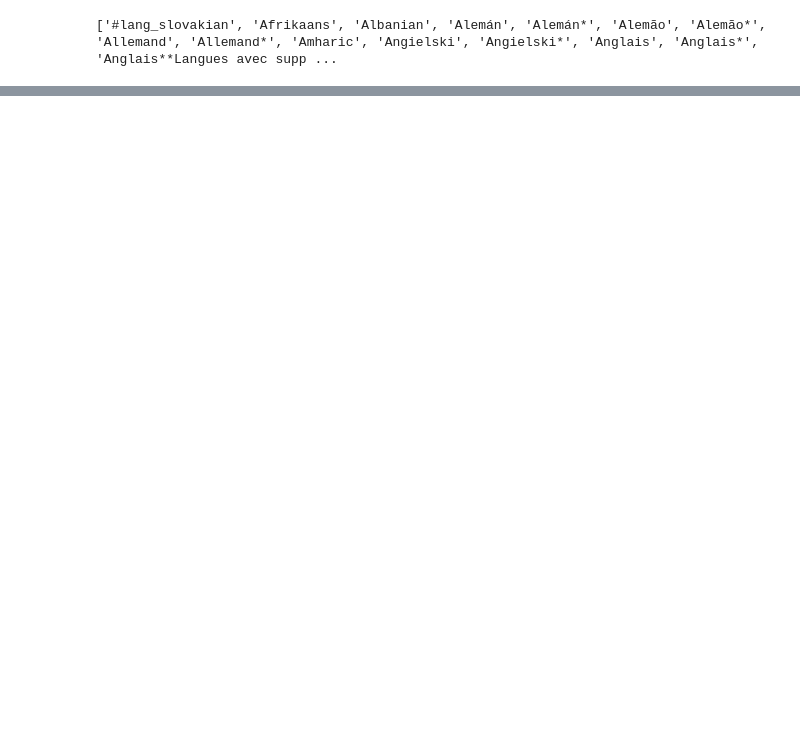
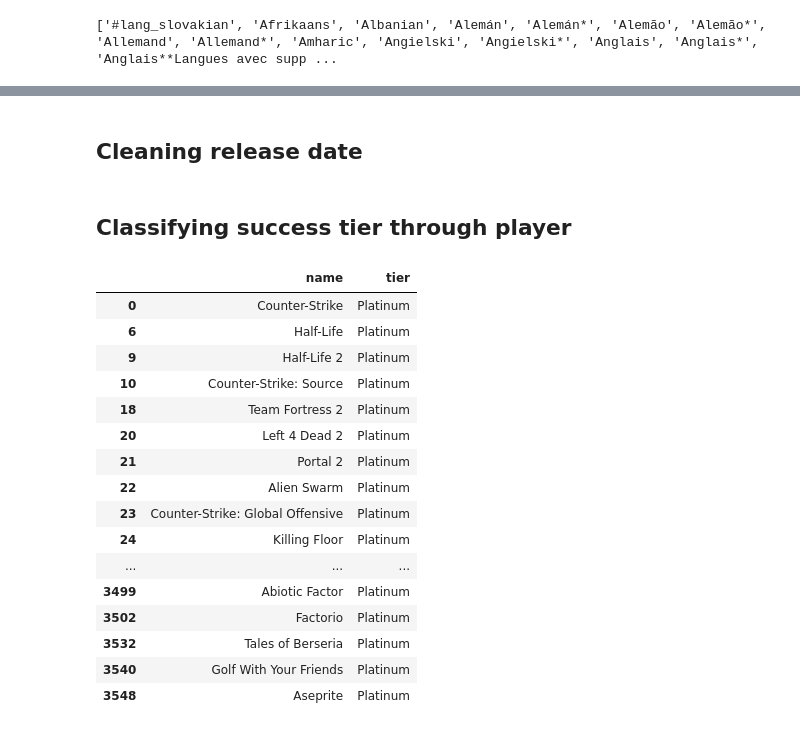
Before and after one commit to khpallon/predicting-steam-game-popularity, a Jupyter notebook: SteamGamePopularity.ipynb, the cells around one changed output, grey strips where cells are left out. Cells and saved outputs as stored; diff of their text form; code cells hidden in the pictures; blank space fills up the shorter version.

Commit message:
Success tier classifier

```diff
--- a/SteamGamePopularity.ipynb
+++ b/SteamGamePopularity.ipynb
@@ -105,0 +180,2 @@ main.head()
+# %% [markdown]
+## Cleaning release date
@@ -105,0 +194,53 @@ main.head()
+# %% [markdown]
+## Classifying success tier through player
+# %%
+from sklearn.preprocessing import MinMaxScaler
+
+# Aggregate per game
+agg_pop = popularity.groupby('steam_appid').agg(
+    avg_players_mean=('avg_players', 'mean'),
+    peak_players_max=('peak_players', 'max'),
+    gain_percent_mean=('gain_percent', 'mean')
+).reset_index()
+
+scaler = MinMaxScaler()
+
+agg_pop[['avg_norm', 'peak_norm', 'gain_norm']] = scaler.fit_transform(
+    agg_pop[['avg_players_mean', 'peak_players_max', 'gain_percent_mean']]
+)
+
+agg_pop['success_score'] = (
+    0.5 * agg_pop['peak_norm'] +
+    0.3 * agg_pop['avg_norm'] +
+    0.2 * agg_pop['gain_norm']
+)
+
+agg_pop['tier'] = pd.qcut(agg_pop['success_score'], q=[0, 0.4, 0.7, 0.9, 1.0],
+                         labels=['Bronze', 'Silver', 'Gold', 'Platinum'])
+# %%
+tiers = (
+    agg_pop
+        .merge(headers, left_on='steam_appid', right_on='appid', how='left')
+)
+platinum_games = tiers[tiers['tier'] == 'Platinum']
+
+pd.set_option('display.max_rows', None)
+platinum_games[['name', 'tier']]
+# %% [output]
+|  | name | tier |
+| 0 | Counter-Strike | Platinum |
+| 6 | Half-Life | Platinum |
+| 9 | Half-Life 2 | Platinum |
+| 10 | Counter-Strike: Source | Platinum |
+| 18 | Team Fortress 2 | Platinum |
+| 20 | Left 4 Dead 2 | Platinum |
+| 21 | Portal 2 | Platinum |
+| 22 | Alien Swarm | Platinum |
+| 23 | Counter-Strike: Global Offensive | Platinum |
+| 24 | Killing Floor | Platinum |
+| ... | ... | ... |
+| 3499 | Abiotic Factor | Platinum |
+| 3502 | Factorio | Platinum |
+| 3532 | Tales of Berseria | Platinum |
+| 3540 | Golf With Your Friends | Platinum |
+| 3548 | Aseprite | Platinum |
```
Also changed, not shown: parts of 12 cells of this notebook, 2 other files.
